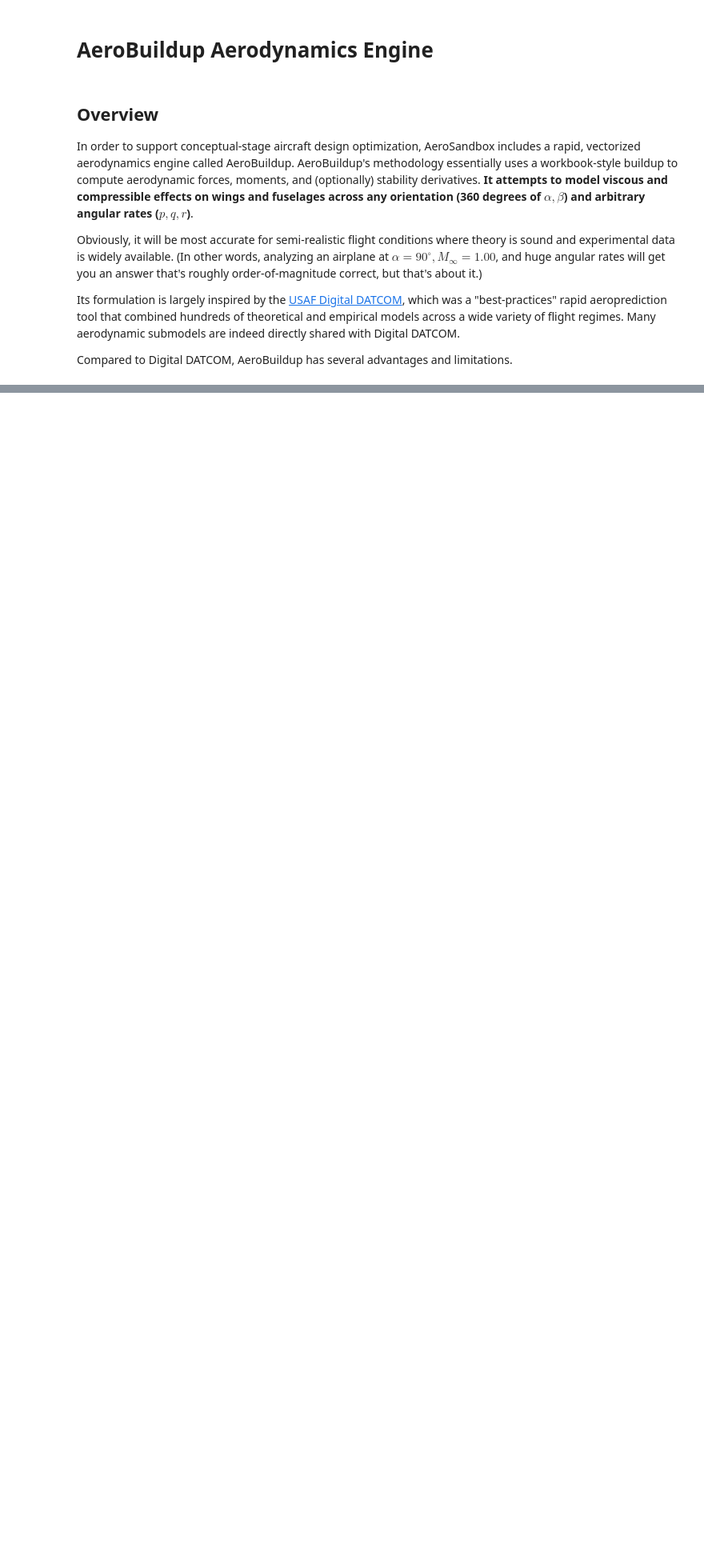
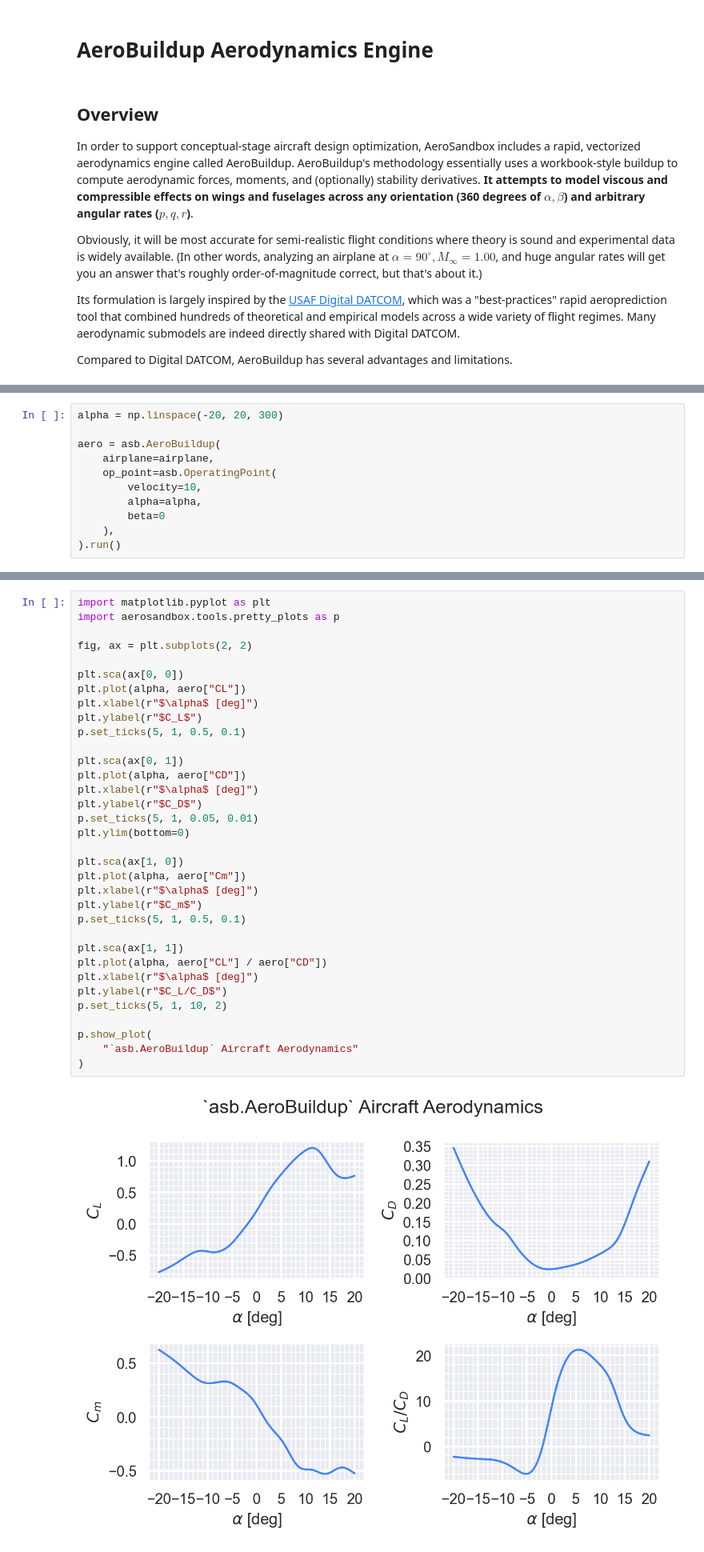
Before and after one commit to peterdsharpe/AeroSandbox, a Jupyter notebook: tutorial/06 - Aerodynamics/01 - AeroSandbox 3D Aerodynamics Tools/03 - AeroBuildup Aerodynamics Engine/01 - AeroBuildup Overview.ipynb, the cells around one changed output, grey strips where cells are left out. Shown at 80% size. Drawn from its saved outputs; the diff is of its cells as text; blank space fills up the shorter version.

```diff
--- a/tutorial/06 - Aerodynamics/01 - AeroSandbox 3D Aerodynamics Tools/03 - AeroBuildup Aerodynamics Engine/01 - AeroBuildup Overview.ipynb
+++ b/tutorial/06 - Aerodynamics/01 - AeroSandbox 3D Aerodynamics Tools/03 - AeroBuildup Aerodynamics Engine/01 - AeroBuildup Overview.ipynb
@@ -14,0 +172,11 @@ Compared to Digital DATCOM, AeroBuildup has several advantages and limitations.
+# %%
+alpha = np.linspace(-20, 20, 300)
+
+aero = asb.AeroBuildup(
+    airplane=airplane,
+    op_point=asb.OperatingPoint(
+        velocity=10,
+        alpha=alpha,
+        beta=0
+    ),
+).run()
@@ -14,0 +185,36 @@ Compared to Digital DATCOM, AeroBuildup has several advantages and limitations.
+# %%
+import matplotlib.pyplot as plt
+import aerosandbox.tools.pretty_plots as p
+
+fig, ax = plt.subplots(2, 2)
+
+plt.sca(ax[0, 0])
+plt.plot(alpha, aero["CL"])
+plt.xlabel(r"$\alpha$ [deg]")
+plt.ylabel(r"$C_L$")
+p.set_ticks(5, 1, 0.5, 0.1)
+
+plt.sca(ax[0, 1])
+plt.plot(alpha, aero["CD"])
+plt.xlabel(r"$\alpha$ [deg]")
+plt.ylabel(r"$C_D$")
+p.set_ticks(5, 1, 0.05, 0.01)
+plt.ylim(bottom=0)
+
+plt.sca(ax[1, 0])
+plt.plot(alpha, aero["Cm"])
+plt.xlabel(r"$\alpha$ [deg]")
+plt.ylabel(r"$C_m$")
+p.set_ticks(5, 1, 0.5, 0.1)
+
+plt.sca(ax[1, 1])
+plt.plot(alpha, aero["CL"] / aero["CD"])
+plt.xlabel(r"$\alpha$ [deg]")
+plt.ylabel(r"$C_L/C_D$")
+p.set_ticks(5, 1, 10, 2)
+
+p.show_plot(
+    "`asb.AeroBuildup` Aircraft Aerodynamics"
+)
+# %% [output]
+[figure, added]
```
Also changed, not shown: parts of 23 cells of this notebook.
